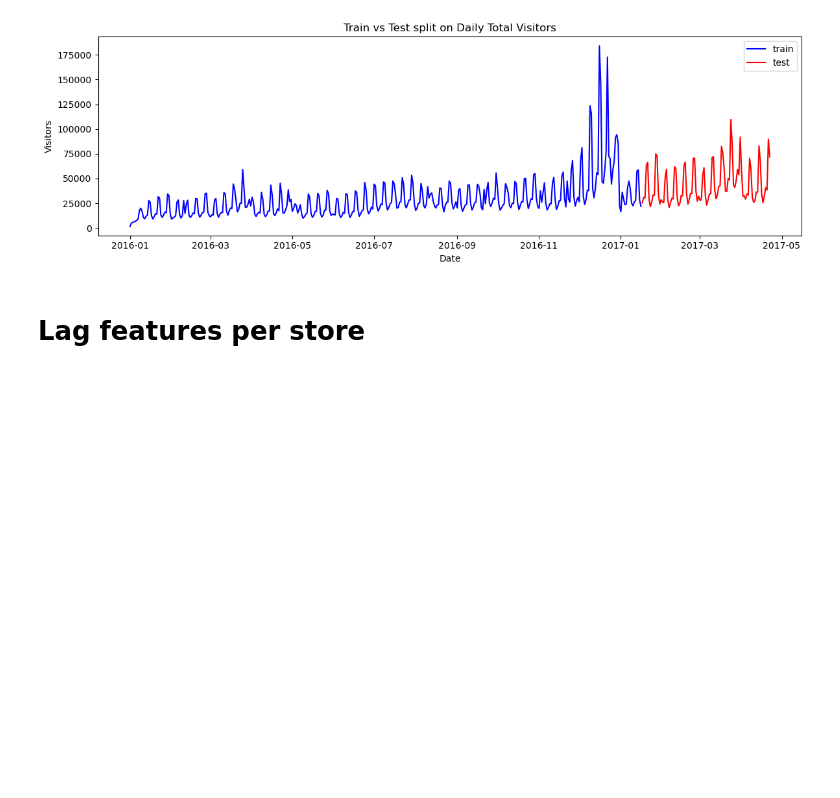
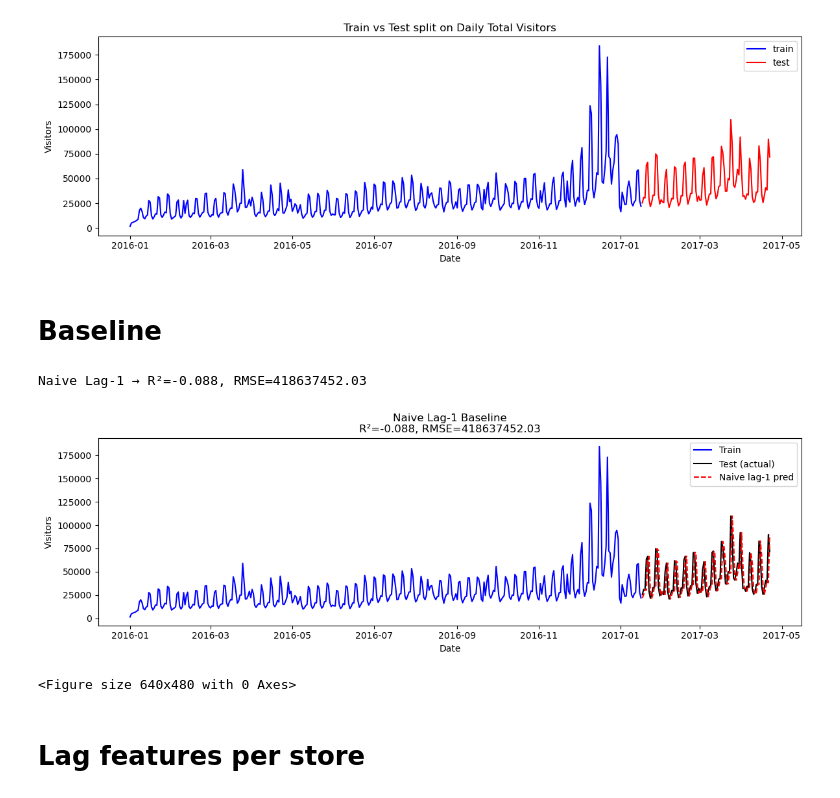
Before and after one commit to MengenL-ds/Forecasting-Restaurant-Visitor-Demand-with-Machine-Learning, a Jupyter notebook: notebooks/Global_total_visitor_count.ipynb, the cells around one changed output. Drawn from its saved outputs; the diff is of its cells as text; code cells hidden in the pictures; blank space fills up the shorter version.

```diff
--- a/notebooks/Global_total_visitor_count.ipynb
+++ b/notebooks/Global_total_visitor_count.ipynb
@@ -153,3 +154,12 @@ lgbm = LGBMRegressor(n_estimators=300, random_state=0, n_jobs=-1)
+# %% [markdown]
+# Baseline
+# %%
+r2, rmse, test, preds = naive_lag1_global(daily_total)
+plt.savefig("../reports/figures/global_modelling/naive_lag1_global.png")
+# %% [output]
+Naive Lag-1 → R²=-0.088, RMSE=418637452.03
+[figure, added]
+<Figure size 640x480 with 0 Axes>
 # %% [markdown]
 # Lag features per store
 # %%
```
Also changed, not shown: parts of 10 cells of this notebook, 23 other files.
